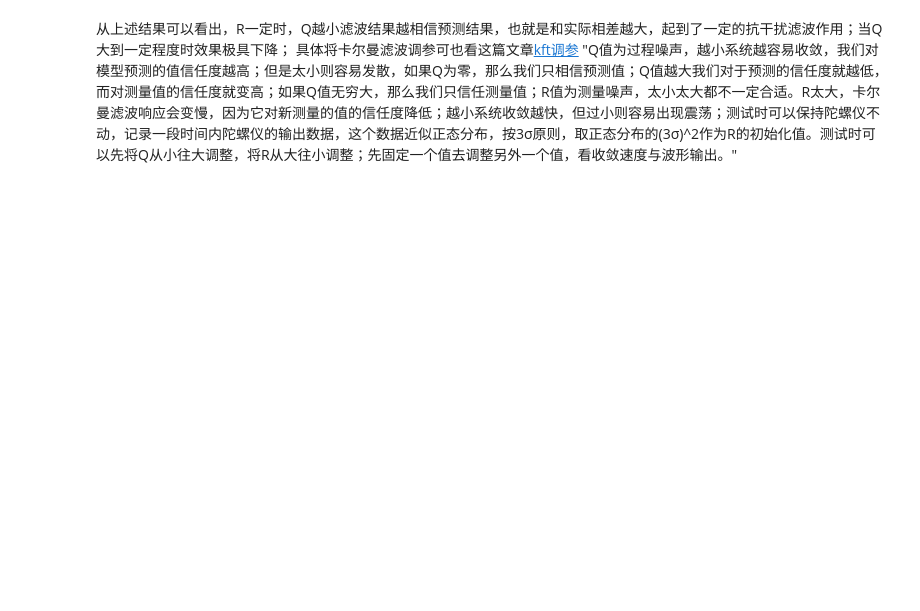
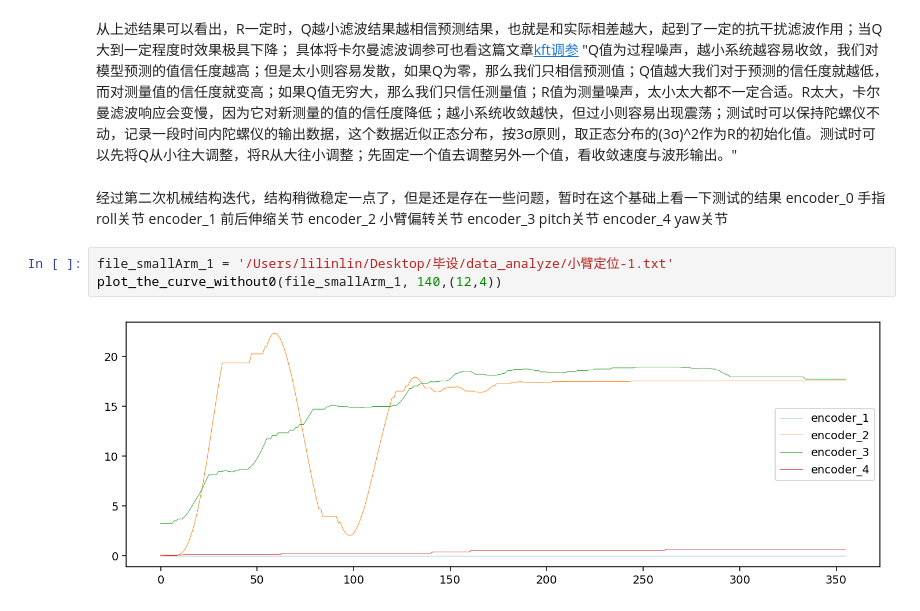
Before and after one commit to Ouch-Lee/diploma_project, a Jupyter notebook: EE_control/plot_angles.ipynb, the cells around one changed output. Cells and saved outputs as stored; diff of their text form; blank space fills up the shorter version.

```diff
--- a/EE_control/plot_angles.ipynb
+++ b/EE_control/plot_angles.ipynb
@@ -190,3 +222,15 @@ Text(0.5, 1.0, 'Q = 10')
  从上述结果可以看出，R一定时，Q越小滤波结果越相信预测结果，也就是和实际相差越大，起到了一定的抗干扰滤波作用；当Q大到一定程度时效果极具下降；
 具体将卡尔曼滤波调参可也看这篇文章[kft调参](https://zhuanlan.zhihu.com/p/37750839)
 "Q值为过程噪声，越小系统越容易收敛，我们对模型预测的值信任度越高；但是太小则容易发散，如果Q为零，那么我们只相信预测值；Q值越大我们对于预测的信任度就越低，而对测量值的信任度就变高；如果Q值无穷大，那么我们只信任测量值；R值为测量噪声，太小太大都不一定合适。R太大，卡尔曼滤波响应会变慢，因为它对新测量的值的信任度降低；越小系统收敛越快，但过小则容易出现震荡；测试时可以保持陀螺仪不动，记录一段时间内陀螺仪的输出数据，这个数据近似正态分布，按3σ原则，取正态分布的(3σ)^2作为R的初始化值。测试时可以先将Q从小往大调整，将R从大往小调整；先固定一个值去调整另外一个值，看收敛速度与波形输出。"
+# %% [markdown]
+经过第二次机械结构迭代，结构稍微稳定一点了，但是还是存在一些问题，暂时在这个基础上看一下测试的结果
+encoder_0 手指roll关节
+encoder_1 前后伸缩关节
+encoder_2 小臂偏转关节
+encoder_3 pitch关节
+encoder_4 yaw关节
+# %%
+file_smallArm_1 = '/Users/lilinlin/Desktop/毕设/data_analyze/小臂定位-1.txt'
+plot_the_curve_without0(file_smallArm_1, 140,(12,4))
+# %% [output]
+[figure, added]
```
Also changed, not shown: parts of 20 cells of this notebook, 19 other files.
